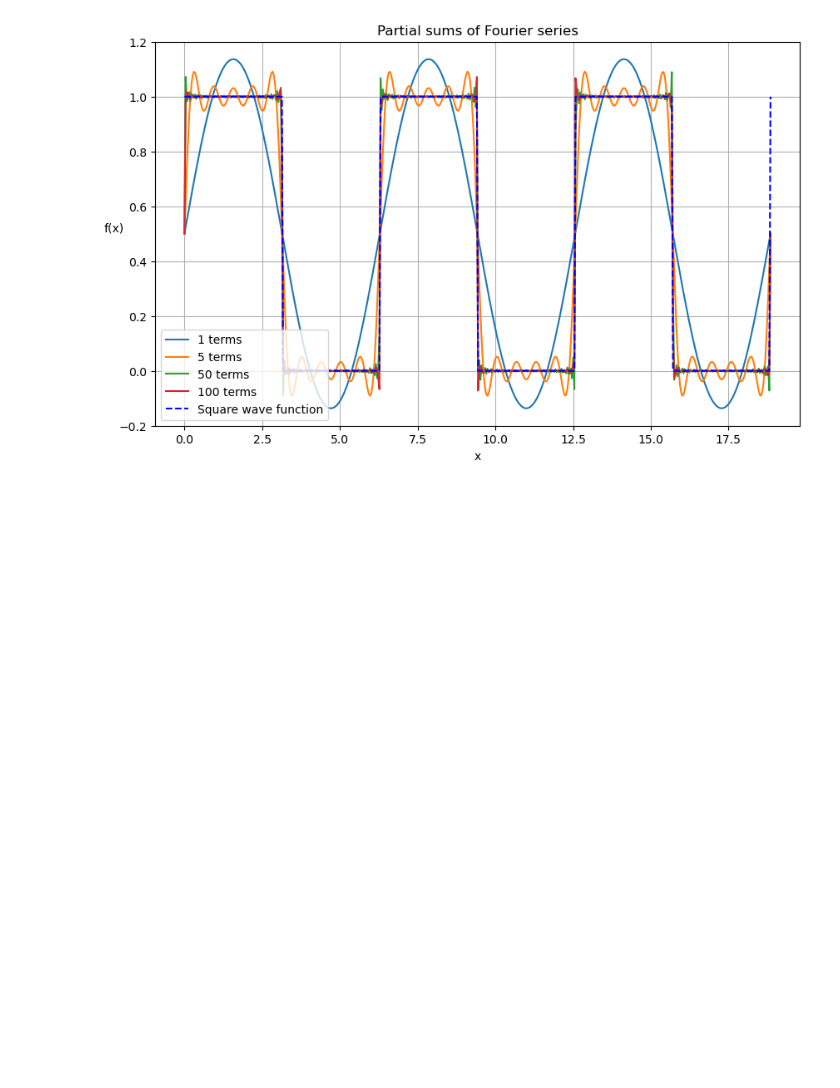
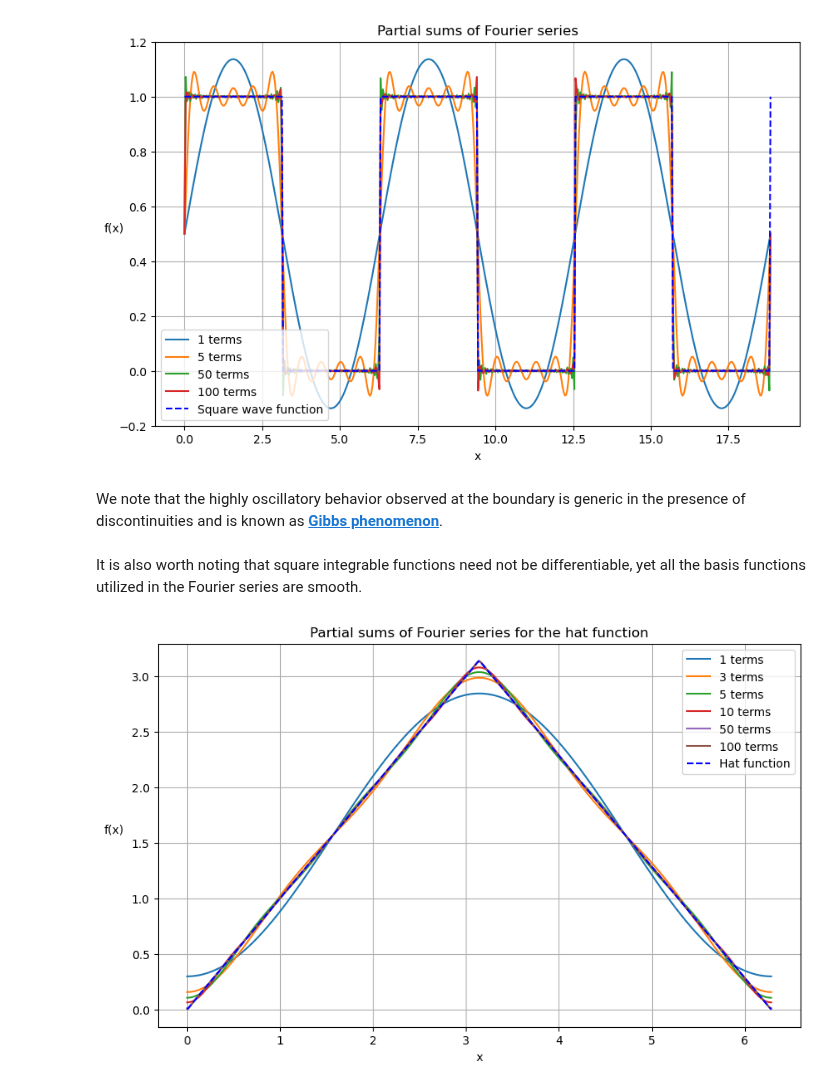
Before and after one commit to jkoganem/Teaching-Differential-Equations-21260, a Jupyter notebook: notes/lecture notes/19-Fourier Series.ipynb, the cells around one changed output. Drawn from its saved outputs; the diff is of its cells as text; code cells hidden in the pictures; blank space fills up the shorter version.

```diff
--- a/notes/lecture notes/19-Fourier Series.ipynb
+++ b/notes/lecture notes/19-Fourier Series.ipynb
@@ -159,3 +159,37 @@ plt.grid()
 plt.show()
 # %% [output]
 [figure]
+# %% [markdown]
+We note that the highly oscillatory behavior observed at the boundary is generic in the presence of discontinuities and is known as [**Gibbs phenomenon**](https://en.wikipedia.org/wiki/Gibbs_phenomenon).
+# %% [markdown]
+It is also worth noting that square integrable functions need not be differentiable, yet all the basis functions utilized in the Fourier series are smooth.
+# %%
+def hat_function(x):
+    return np.where(x <= np.pi, x, 2 * np.pi - x)
+
+def fourier_partial_sum_hat(x, n_terms, L):
+    a0 = L
+    partial_sum = a0 / 2
+    for k in range(1, n_terms + 1):
+        ak = (2 * L / (np.pi**2)) * (((-1)**k - 1) / (k**2))
+        partial_sum += ak * np.cos(k * np.pi * x / L)
+    return partial_sum
+
+x = np.linspace(0, 2 * np.pi, 500)
+n_terms_list = [1, 3, 5, 10, 50, 100]
+L = np.pi
+
+plt.figure(figsize=(10, 6))
+for n_terms in n_terms_list:
+    plt.plot(x, fourier_partial_sum_hat(x, n_terms, L), label=f'{n_terms} terms')
+
+
+plt.plot(x, hat_function(x), 'b--', label='Hat function')
+plt.xlabel('x')
+plt.ylabel('f(x)', rotation=0, labelpad=15)
+plt.title('Partial sums of Fourier series for the hat function')
+plt.legend()
+plt.grid()
+plt.show()
+# %% [output]
+[figure, added]
```
Also changed, not shown: parts of 15 cells of this notebook.
